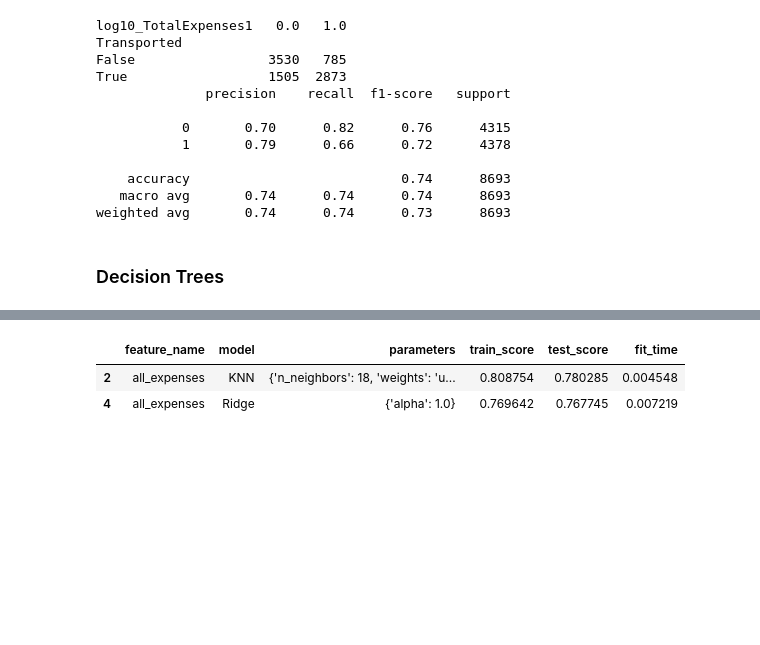
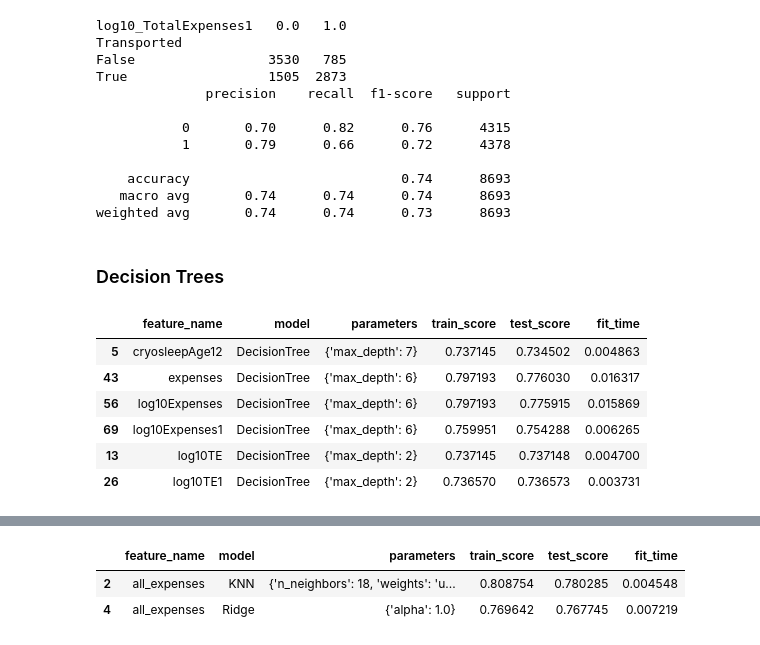
Before and after one commit to mapardo-lab/spaceshipTitanic, a Jupyter notebook: ModelTraining.ipynb, the cells around one changed output, grey strips where cells are left out. Cells and saved outputs as stored; diff of their text form; code cells hidden in the pictures; blank space fills up the shorter version.

```diff
--- a/ModelTraining.ipynb
+++ b/ModelTraining.ipynb
@@ -102,0 +149,44 @@ weighted avg       0.74      0.74      0.73      8693
+# %%
+# combinations of model to check (algorithm + parameters)
+dataproc = {'cryosleepAge12': cryosleepAge12, 'log10TE': log10TE, 'log10TE1': log10TE1,
+            'expenses': expenses, 'log10Expenses': log10Expenses, 'log10Expenses1': log10Expenses1}
+experiments = {
+    'model': ['DecisionTree'],
+    'algorithms': [DecisionTreeClassifier(criterion='gini')],
+    'parameters': [{'max_depth': np.arange(2, 15)}]
+}
+results = run_experiments(dataproc, experiments)
+
+# run experiments: features + algorithm + parameters
+results = []
+for dp, features in dataproc.items():
+    X_train_sel = X_train[features]
+    #for index, algorithm in enumerate(experiments['algorithms']):
+    for index, model in enumerate(experiments['model']):
+        params = experiments['parameters'][index]
+        algorithm = experiments['algorithms'][index]
+        grid = GridSearchCV(algorithm, param_grid = params, cv = 5,
+                            scoring= 'accuracy', return_train_score = True)
+        grid.fit(X_train_sel, y_train)
+
+        lst = list(grid.get_params()['param_grid'].values())
+        #for params, mse in zip(itertools.product(*lst),grid.cv_results_['mean_test_score']):
+        for params, test_score, train_score, fit_time in zip(itertools.product(*lst),
+                                                   grid.cv_results_['mean_test_score'],
+                                                   grid.cv_results_['mean_train_score'],
+                                                   grid.cv_results_['mean_fit_time']):
+            params_dict = {param: value for param, value in zip(grid.get_params()['param_grid'].keys(), params)}
+            result = {'feature_name': dp,'features': features, 'model': model, 'parameters': params_dict,
+                  'train_score': train_score, 'test_score': test_score, 'fit_time': fit_time}
+            results.append(result)
+# %%
+max_indices = pd.DataFrame(results).drop(['features'],axis=1).groupby('feature_name')['test_score'].idxmax()
+pd.DataFrame(results).drop(['features'],axis=1).loc[max_indices]
+# %% [output]
+|  | feature_name | model | parameters | train_score | test_score | fit_time |
+| 5 | cryosleepAge12 | DecisionTree | {'max_depth': 7} | 0.737145 | 0.734502 | 0.004863 |
+| 43 | expenses | DecisionTree | {'max_depth': 6} | 0.797193 | 0.776030 | 0.016317 |
+| 56 | log10Expenses | DecisionTree | {'max_depth': 6} | 0.797193 | 0.775915 | 0.015869 |
+| 69 | log10Expenses1 | DecisionTree | {'max_depth': 6} | 0.759951 | 0.754288 | 0.006265 |
+| 13 | log10TE | DecisionTree | {'max_depth': 2} | 0.737145 | 0.737148 | 0.004700 |
+| 26 | log10TE1 | DecisionTree | {'max_depth': 2} | 0.736570 | 0.736573 | 0.003731 |
```
Also changed, not shown: parts of 10 cells of this notebook, 1 other file.
